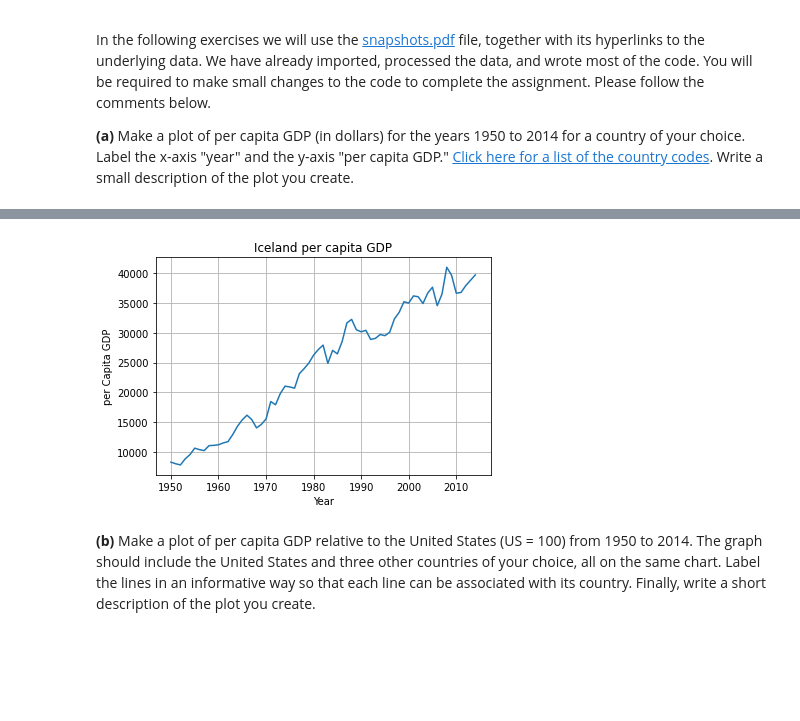
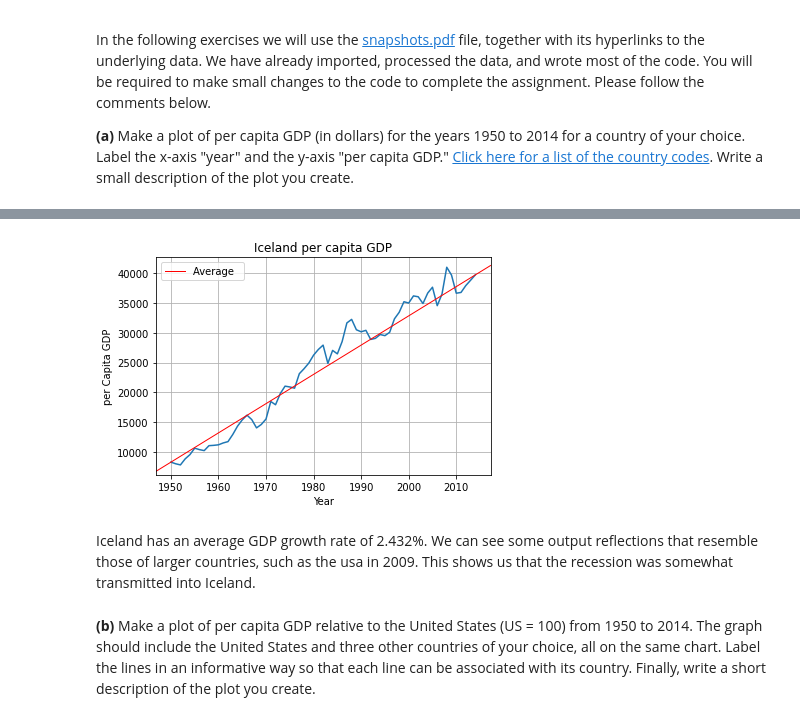
Before and after one commit to TBrost/Econ_381_Solow_Romer_Model, a Jupyter notebook: Graphs/AP_LR_TimeSeriesGraphs.ipynb, the cells around one changed output, grey strips where cells are left out. Saved outputs shown, nothing was run; the diff lists cells and outputs as text; code cells hidden in the pictures; blank space fills up the shorter version.

```diff
--- a/Graphs/AP_LR_TimeSeriesGraphs.ipynb
+++ b/Graphs/AP_LR_TimeSeriesGraphs.ipynb
@@ -45,18 +45,21 @@ Average GDP growth rate of 2.432%
 # %%
 # Now let's create the plot
 # The code below creates a plot using the 'x' variable 'year' and 'y' variable 'y_pop'
-
+x = np.linspace(0,50000)
 plt.plot(percap_gdp['year'], percap_gdp['y_pop'])
-
+plt.axline((1950, 8322), (2014, 39678), linewidth=1, color='r', label="Average  ")
 # Change the title of your graphic to fit with whatever country you chose previously!
 
 plt.title('Iceland per capita GDP')
 plt.xlabel('Year')
 plt.ylabel('per Capita GDP')
 plt.grid()
+plt.legend(loc='upper left')
 plt.show()
 # %% [output]
-[figure, old version]
+[figure, new version]
+# %% [markdown]
+Iceland has an average GDP growth rate of 2.432%. We can see some output reflections that resemble those of larger countries, such as the usa in 2009. This shows us that the recession was somewhat transmitted into Iceland.
 # %% [markdown]
 __(b)__ Make a plot of per capita GDP relative to the United States (US = 100) from 1950 to 2014. The graph should include the United States and three other countries of your choice, all on the same chart. Label the lines in an informative way so that each line can be associated with its country. Finally, write a short description of the plot you create.
 # %%
```
Also changed, not shown: parts of 4 cells of this notebook, 1 other file.
